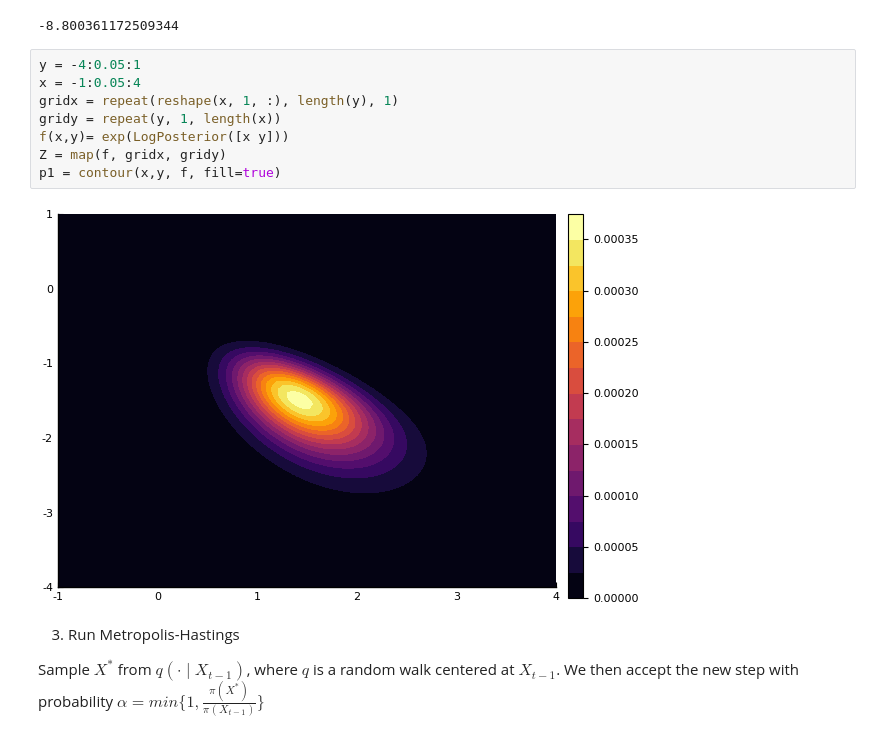
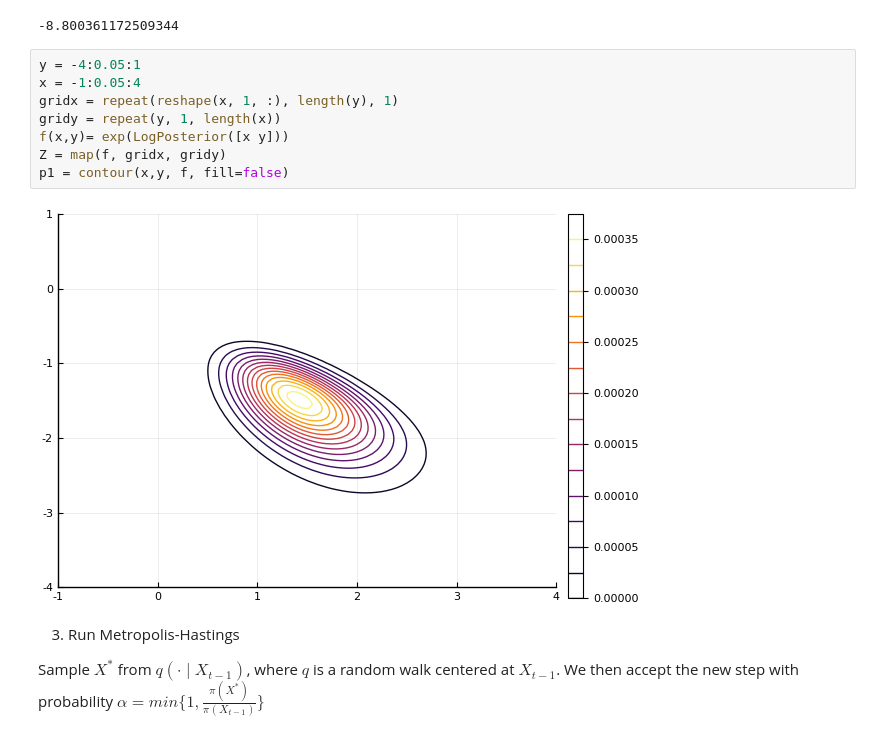
Before and after one commit to davibarreira/Computational_Statistics, a Jupyter notebook: Exercises3/Sheet3 Exercise 6.ipynb, the cells around one changed output. Drawn from its saved outputs; the diff is of its cells as text.

```diff
--- a/Exercises3/Sheet3 Exercise 6.ipynb
+++ b/Exercises3/Sheet3 Exercise 6.ipynb
@@ -63,13 +63,13 @@ LogPosterior(beta)
 # %%
 y = -4:0.05:1
 x = -1:0.05:4
 gridx = repeat(reshape(x, 1, :), length(y), 1)
 gridy = repeat(y, 1, length(x))
 f(x,y)= exp(LogPosterior([x y]))
 Z = map(f, gridx, gridy)
-p1 = contour(x,y, f, fill=true)
+p1 = contour(x,y, f, fill=false)
 # %% [output]
-[figure, old version]
+[figure, new version]
 # %% [markdown]
 3. Run Metropolis-Hastings
 
```
Also changed, not shown: parts of 5 cells of this notebook.
